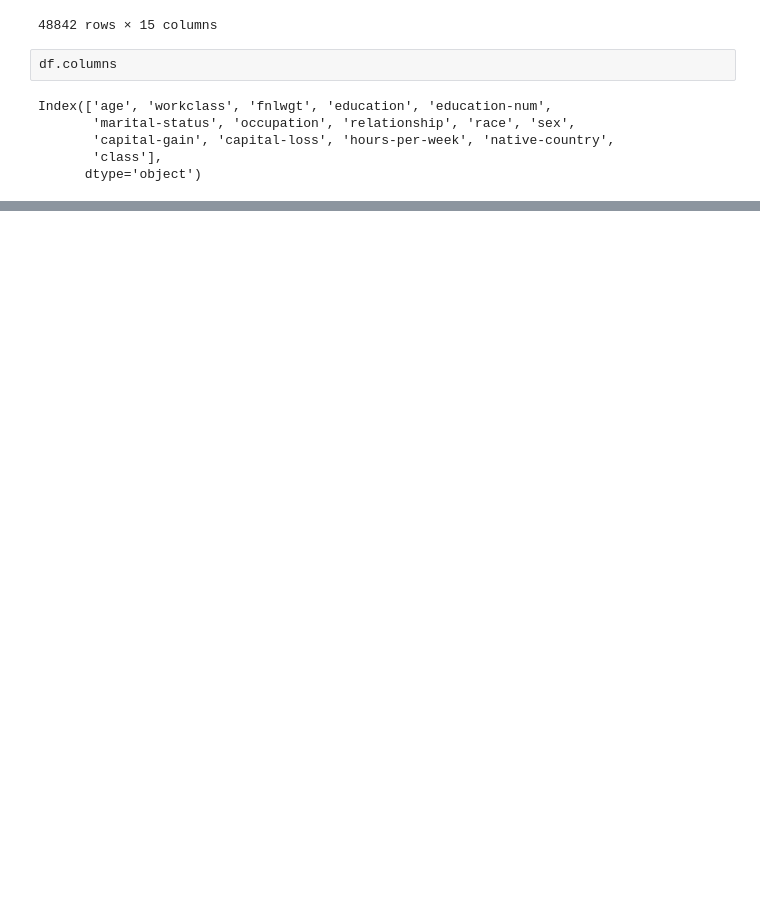
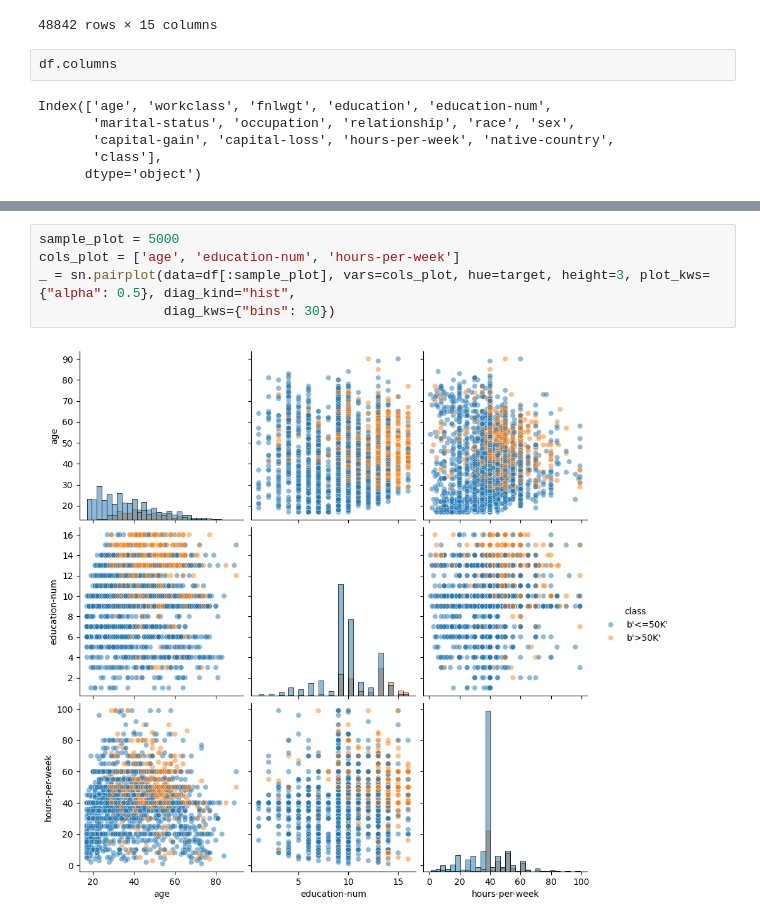
Before and after one commit to didekin/python_stretching_exercises, a Jupyter notebook: inria_course_ml/module_1/exploration.ipynb, the cells around one changed output, grey strips where cells are left out. Cells and saved outputs as stored; diff of their text form; blank space fills up the shorter version.

Commit message:
Exploratory notebook census data

```diff
--- a/inria_course_ml/module_1/exploration.ipynb
+++ b/inria_course_ml/module_1/exploration.ipynb
@@ -86,0 +135,7 @@ Name: count, dtype: int64
+# %%
+sample_plot = 5000
+cols_plot = ['age', 'education-num', 'hours-per-week']
+_ = sn.pairplot(data=df[:sample_plot], vars=cols_plot, hue=target, height=3, plot_kws={"alpha": 0.5}, diag_kind="hist",
+                diag_kws={"bins": 30})
+# %% [output]
+[figure, added]
```
Also changed, not shown: parts of 12 cells of this notebook, 2 other files.
